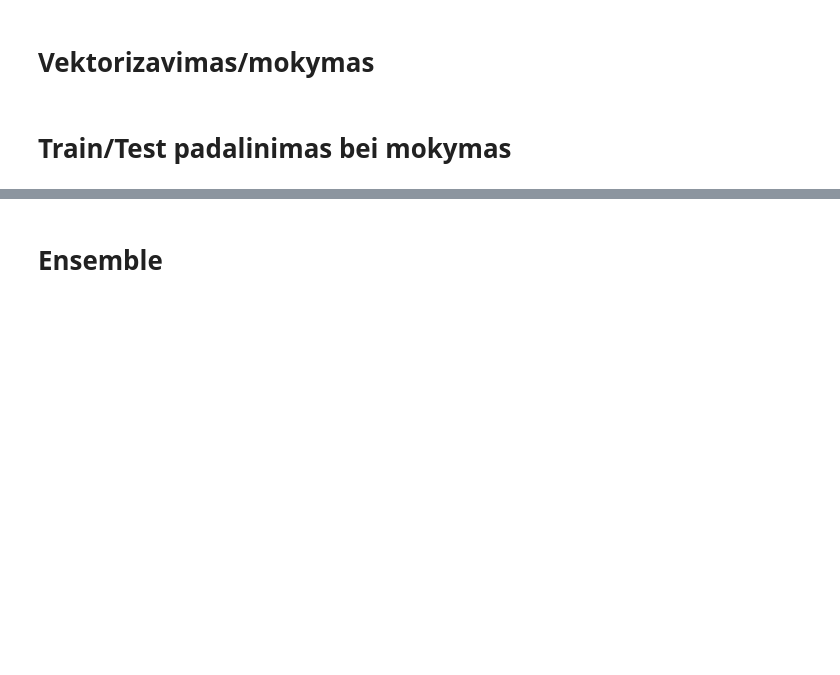
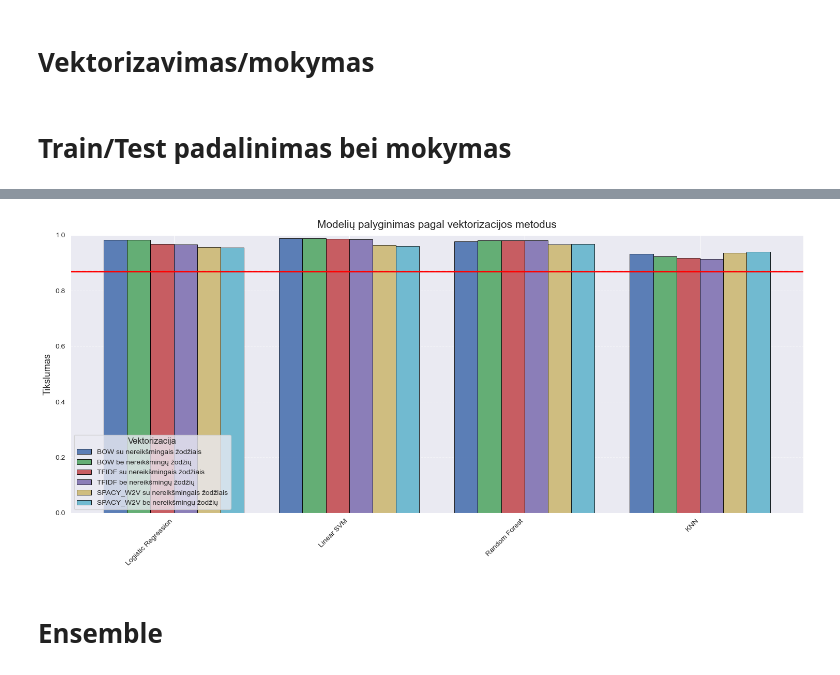
Before and after one commit to Sitri397/NLP, a Jupyter notebook: NLP.ipynb, the cells around one changed output, grey strips where cells are left out. Saved outputs shown, nothing was run; the diff lists cells and outputs as text; code cells hidden in the pictures; blank space fills up the shorter version.

```diff
--- a/NLP.ipynb
+++ b/NLP.ipynb
@@ -266,39 +412,40 @@ friendly_labels = {
 
 x = np.arange(len(comparison_df))
 n_methods = len(comparison_df.columns) - 1
-x = np.arange(n_models)
 width = 0.8 / n_methods
 
 plt.figure(figsize=(15, 7))
 
 for i, col in enumerate(comparison_df.columns[1:]):
     # Pašaliname "Accuracy_" prefix
     key_name = col.replace("Accuracy_", "")
     # Tikrai sutapimas su friendly_labels
     label = friendly_labels.get(key_name.upper(), key_name)
 
     plt.bar(
         x + i * width - (width * (n_methods - 1) / 2),
         comparison_df[col].astype(float),
         width,
         label=label,
         alpha=0.9,
         edgecolor="black",
         linewidth=0.7,
         color=colors[i % len(colors)]
     )
 
 plt.xticks(x, comparison_df["Model"], rotation=45, ha='right')
 plt.axhline(0.87, color='red', linewidth=2)
 
 plt.ylabel("Tikslumas", fontsize=13)
 plt.title("Modelių palyginimas pagal vektorizacijos metodus", fontsize=15, pad=10)
 plt.ylim(0, 1)
 plt.grid(axis='y', linestyle='--', alpha=0.5)
 plt.axhline(y=0.87, color="red", linestyle="--", linewidth=1.5)
 plt.legend(title="Vektorizacija", title_fontsize=12, fontsize=10)
 plt.tight_layout()
 plt.show()
+# %% [output]
+[figure, added]
 # %% [markdown]
 # Ensemble
 # %%
```
Also changed, not shown: parts of 9 cells of this notebook.
